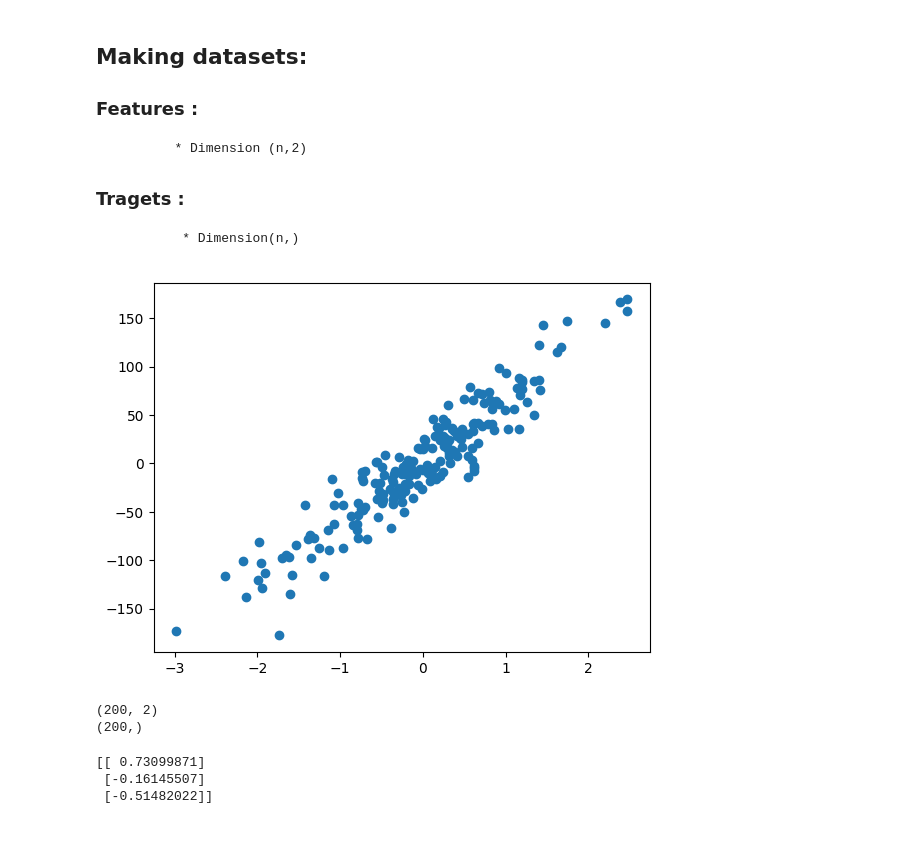
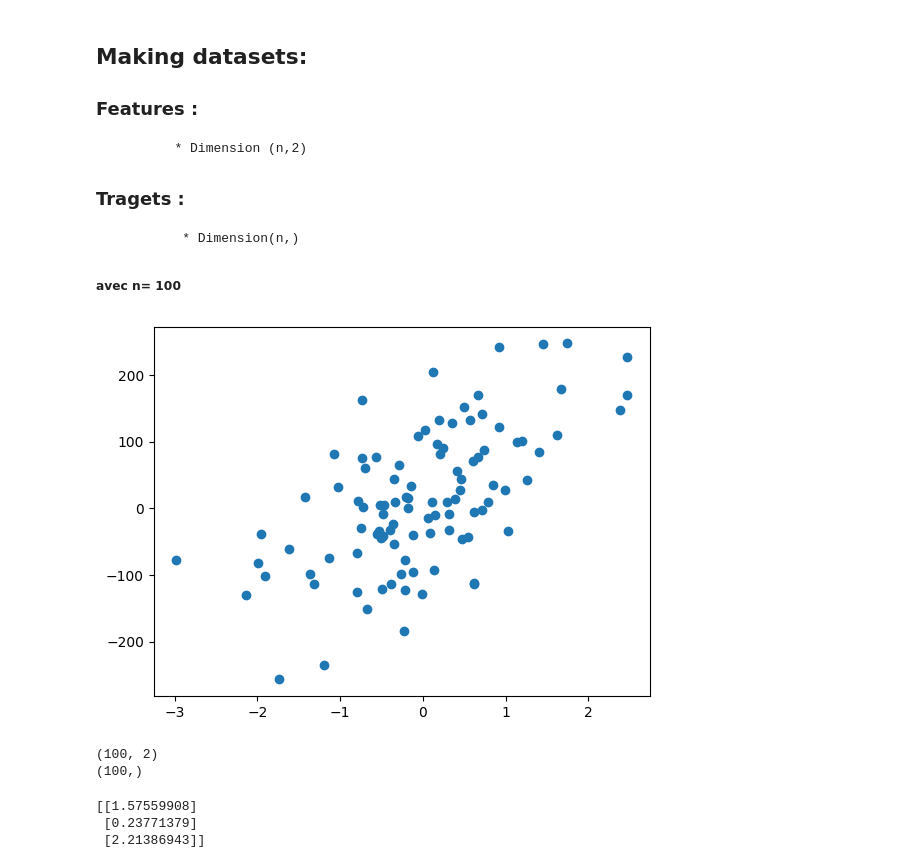
Before and after one commit to Liantsoarandria0803/Linear-Regression-Multiple, a Jupyter notebook: code.ipynb, the cells around one changed output. Drawn from its saved outputs; the diff is of its cells as text; code cells hidden in the pictures; blank space fills up the shorter version.

```diff
--- a/code.ipynb
+++ b/code.ipynb
@@ -8,23 +8,28 @@ import matplotlib.pyplot as plt
             * Dimension (n,2)
 ### Tragets :
              * Dimension(n,)
+
+
+##### avec n= 100
 # %%
 np.random.seed(10)
-x,y=make_regression(n_samples=200,n_features=2,noise=10)
+x,y=make_regression(n_samples=100,n_features=2,noise=10)
 plt.scatter(x[:,1],y)
 plt.show()
 # %% [output]
-[figure, old version]
+[figure, new version]
 # %%
 print(x.shape)
 print(y.shape)
+y=y.reshape(y.shape[0],1)
 # %% [output]
-(200, 2)
-(200,)
+(100, 2)
+(100,)
 # %%
 class RandriaLineaReg:
+    lossAt=[]
     def reshapeFeat(x):
-        X=np.hstack((x,np.ones(x[:,1].shape)))
+        X=np.hstack((x,np.ones((x.shape[0],1))))
         return X
     theta=np.random.randn(3,1)
     print(theta)
@@ -35,14 +40,15 @@ class RandriaLineaReg:
     def fit(X,y,learningRate,iteration):
         for i in range(iteration):
             RandriaLineaReg.theta=RandriaLineaReg.theta - learningRate*(RandriaLineaReg.grad(X,y))
+            RandriaLineaReg.lossAt.append(RandriaLineaReg.costFunction(RandriaLineaReg.predict(X),y))
         print(RandriaLineaReg.theta)
     def predict(X):
         return RandriaLineaReg.model(X)
     def costFunction(model,y):
         return (1/y.shape[0])*np.sum((model-y)**2)
 # %% [output]
-[[ 0.73099871]
- [-0.16145507]
- [-0.51482022]]
+[[1.57559908]
+ [0.23771379]
+ [2.21386943]]
 # %%
 X=RandriaLineaReg.reshapeFeat(x)
```
Also changed, not shown: parts of 8 cells of this notebook, 1 other file.
